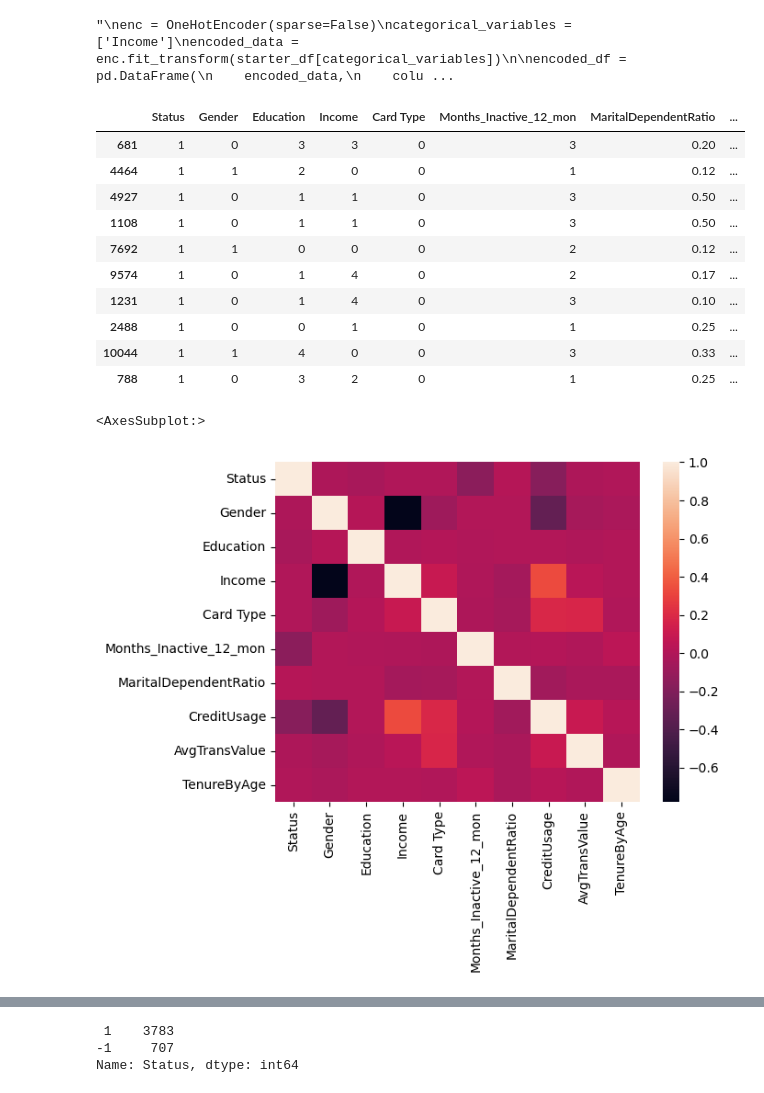
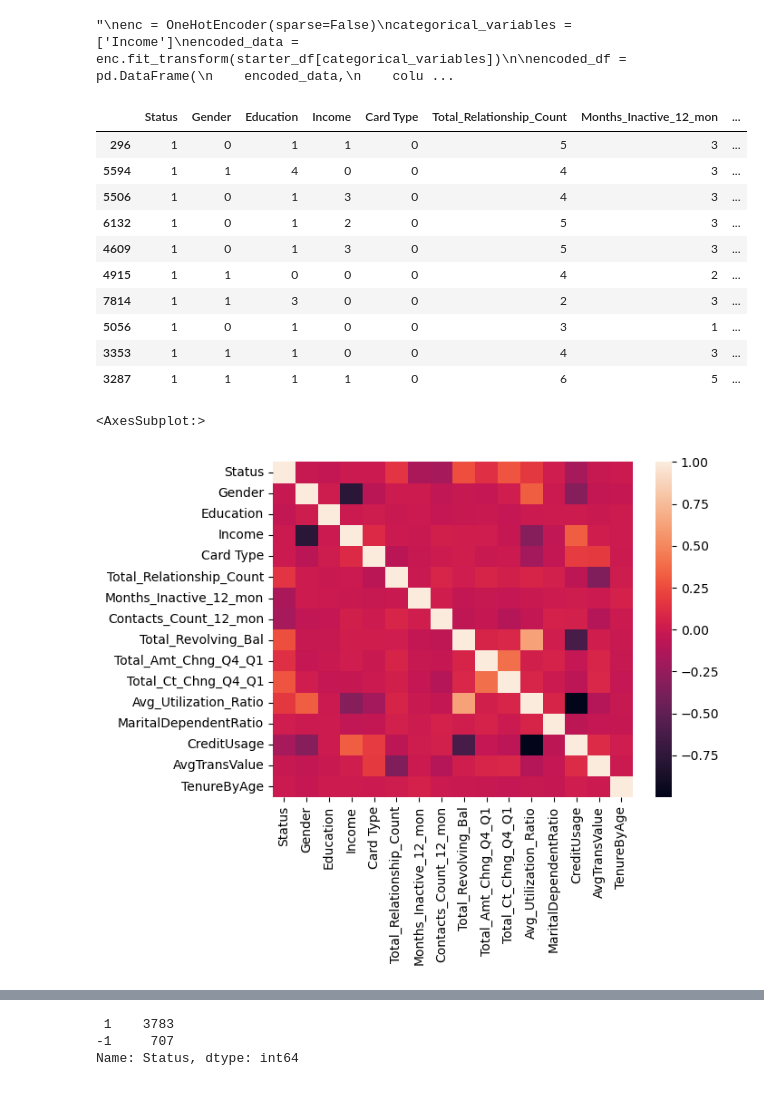
Before and after one commit to mbhat83/P2_test, a Jupyter notebook: AC_bankchurndata_ada.ipynb, the cells around one changed output, grey strips where cells are left out. Saved outputs shown, nothing was run; the diff lists cells and outputs as text; code cells hidden in the pictures.

```diff
--- a/AC_bankchurndata_ada.ipynb
+++ b/AC_bankchurndata_ada.ipynb
@@ -20,7 +20,7 @@ import plotly.express as ex
 import plotly.figure_factory as ff
 # %%
 
-starter_df = pd.read_csv(Path("./Resources/BankChurners2.csv"))
+starter_df = pd.read_csv(Path(".//Resources/BankChurners2.csv"))
 
 starter_df = starter_df[starter_df != 'Unknown'].dropna()
 starter_df.sample(5)
@@ -182,33 +182,30 @@ starter_df = starter_df.replace({'Income' : {'Less than $40K': 0, '$40K - $60K':
 # %%
 #Remove columns that intimidate me
 
-starter_df.drop(columns=['Total_Relationship_Count', #¿que?
-'Contacts_Count_12_mon', #Not a clue
+starter_df.drop(columns=[
 'Naive_Bayes_Classifier_Attrition_Flag_Card_Category_Contacts_Count_12_mon_Dependent_count_Education_Level_Months_Inactive_12_mon_2', #Some kind of wizardry, incantations
 'Naive_Bayes_Classifier_Attrition_Flag_Card_Category_Contacts_Count_12_mon_Dependent_count_Education_Level_Months_Inactive_12_mon_1', #I didnt make this and idk what it do or how it do it
-'Total_Amt_Chng_Q4_Q1', 'Total_Ct_Chng_Q4_Q1', 'Avg_Utilization_Ratio', #Same as it ever was
-'Total_Revolving_Bal' #not sure how to use this yet
 ],
 inplace=True
 )
 starter_df.sample(10)
 # %% [output]
-|  | Status | Gender | Education | Income | Card Type | Months_Inactive_12_mon | MaritalDependentRatio | ... |
-| 681 | 1 | 0 | 3 | 3 | 0 | 3 | 0.20 | ... |
-| 4464 | 1 | 1 | 2 | 0 | 0 | 1 | 0.12 | ... |
-| 4927 | 1 | 0 | 1 | 1 | 0 | 3 | 0.50 | ... |
-| 1108 | 1 | 0 | 1 | 1 | 0 | 3 | 0.50 | ... |
-| 7692 | 1 | 1 | 0 | 0 | 0 | 2 | 0.12 | ... |
-| 9574 | 1 | 0 | 1 | 4 | 0 | 2 | 0.17 | ... |
-| 1231 | 1 | 0 | 1 | 4 | 0 | 3 | 0.10 | ... |
-| 2488 | 1 | 0 | 0 | 1 | 0 | 1 | 0.25 | ... |
-| 10044 | 1 | 1 | 4 | 0 | 0 | 3 | 0.33 | ... |
-| 788 | 1 | 0 | 3 | 2 | 0 | 1 | 0.25 | ... |
+|  | Status | Gender | Education | Income | Card Type | Total_Relationship_Count | Months_Inactive_12_mon | ... |
+| 296 | 1 | 0 | 1 | 1 | 0 | 5 | 3 | ... |
+| 5594 | 1 | 1 | 4 | 0 | 0 | 4 | 3 | ... |
+| 5506 | 1 | 0 | 1 | 3 | 0 | 4 | 3 | ... |
+| 6132 | 1 | 0 | 1 | 2 | 0 | 5 | 3 | ... |
+| 4609 | 1 | 0 | 1 | 3 | 0 | 5 | 3 | ... |
+| 4915 | 1 | 1 | 0 | 0 | 0 | 4 | 2 | ... |
+| 7814 | 1 | 1 | 3 | 0 | 0 | 2 | 3 | ... |
+| 5056 | 1 | 0 | 1 | 0 | 0 | 3 | 1 | ... |
+| 3353 | 1 | 1 | 1 | 0 | 0 | 4 | 3 | ... |
+| 3287 | 1 | 1 | 1 | 1 | 0 | 6 | 5 | ... |
 # %%
 sns.heatmap(starter_df.corr(), fmt='.2g')
 # %% [output]
 <AxesSubplot:>
-[figure, old version]
+[figure, new version]
 # %%
 y = starter_df['Status']
 X = starter_df.drop(columns=['Status'])
```
Also changed, not shown: parts of 11 cells of this notebook, 1 other file.
